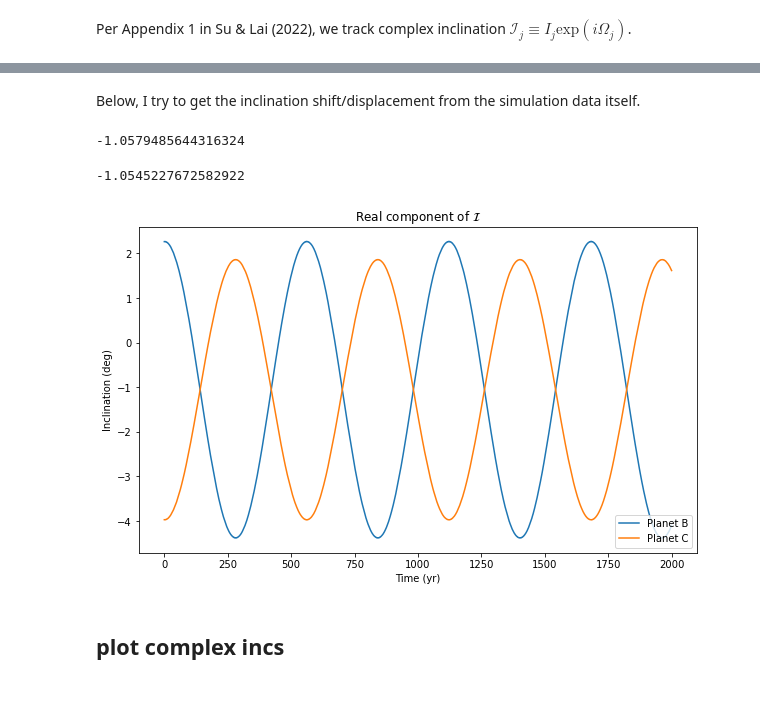
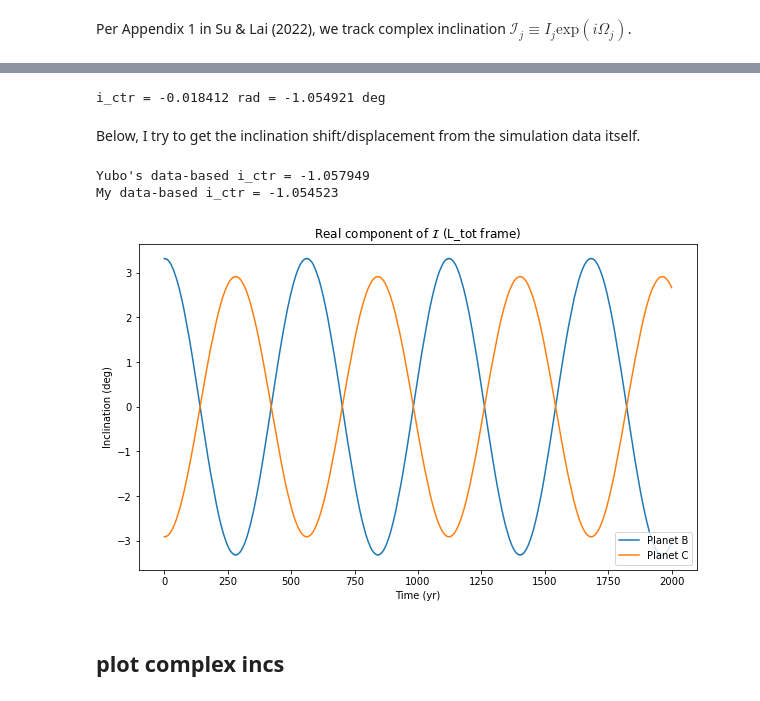
Before and after one commit to Jupiter1994/inc-dynamics, a Jupyter notebook: two_planet/two_planet.ipynb, the cells around one changed output, grey strips where cells are left out. Cells and saved outputs as stored; diff of their text form; code cells hidden in the pictures.

```diff
--- a/two_planet/two_planet.ipynb
+++ b/two_planet/two_planet.ipynb
@@ -218,36 +200,50 @@ i_ctr = -0.018412 rad = -1.054921 deg
-# %% [markdown]
-Below, I try to get the inclination shift/displacement from the simulation data itself.
+# %%
+# plug values into frame shift formula
+m1, m2 = b_params['m'], c_params['m']
+a1, a2 = b_params['a'], c_params['a']
+i1, i2 = b_params['inc'], c_params['inc']
+
+LHS = m1 * np.sqrt(a1) * np.sin(i1) - m2 * np.sqrt(a2) * np.sin(i2)
+RHS_coeff_sq = m1**2 * a1 + m2**2 * a2 + 2*m1*m2*np.sqrt(a1*a2)*np.cos(i1 + i2)
+RHS_coeff = np.sqrt(RHS_coeff_sq)
+
+sin_i_ctr = LHS / RHS_coeff
+i_ctr = np.arcsin(sin_i_ctr)
+i_ctr_deg = i_ctr * 180 / np.pi
+
+print(f'i_ctr = %.6f rad = %.6f deg' % (i_ctr, i_ctr_deg))
+#print(f'i_ctr = %.4f deg' % sin_i_ctr)
+# %% [output]
+i_ctr = -0.018412 rad = -1.054921 deg
+# %% [markdown]
+Below, I try to get the inclination shift/displacement from the simulation data itself.
 # %%
 # yubo's definition of bc_mean
 b0 = b_complex_incs_deg[0].real
 c0 = c_complex_incs_deg[0].real
 bc_mean = np.mean((b_complex_incs_deg.real + c_complex_incs_deg.real) / 2)
-bc_mean
+print(f"Yubo's data-based i_ctr = %.6f" % bc_mean)
+
+## the "mean inclination" over (roughly) a full period
+bc_mean = np.mean((b_complex_incs_deg[:560].real+ c_complex_incs_deg[:560].real) / 2)
+print(f"My data-based i_ctr = %.6f" % bc_mean)
 # %% [output]
--1.0579485644316324
+Yubo's data-based i_ctr = -1.057949
+My data-based i_ctr = -1.054523
-# %%
-## this is roughly the "mean inclination" that we want to derive a priori
-np.mean((b_complex_incs_deg[:560].real+ c_complex_incs_deg[:560].real) / 2)
-# %% [output]
--1.0545227672582922
 # %%
-b0 = b_complex_incs_deg[0].real
-c0 = c_complex_incs_deg[0].real
-bc_mean = np.mean((b_complex_incs_deg.real + c_complex_incs_deg.real) / 2)
-
 fig = plt.figure(figsize=(10,6))
 
-plt.plot(times, b_complex_incs_deg.real, label='Planet B')
-plt.plot(times, c_complex_incs_deg.real, label='Planet C')
+plt.plot(times, b_complex_incs_deg.real - i_ctr_deg, label='Planet B')
+plt.plot(times, c_complex_incs_deg.real - i_ctr_deg, label='Planet C')
 
 plt.xlabel('Time (yr)')
 plt.ylabel('Inclination (deg)')
-plt.title('Real component of $\mathcal{I}$')
+plt.title('Real component of $\mathcal{I}$ (L_tot frame)')
 
 plt.legend(loc='lower right')
 plt.show()
 # %% [output]
-[figure, old version]
+[figure, new version]
 # %% [markdown]
 ## plot complex incs
 # %%
```
Also changed, not shown: parts of 16 cells of this notebook, 1 other file.
